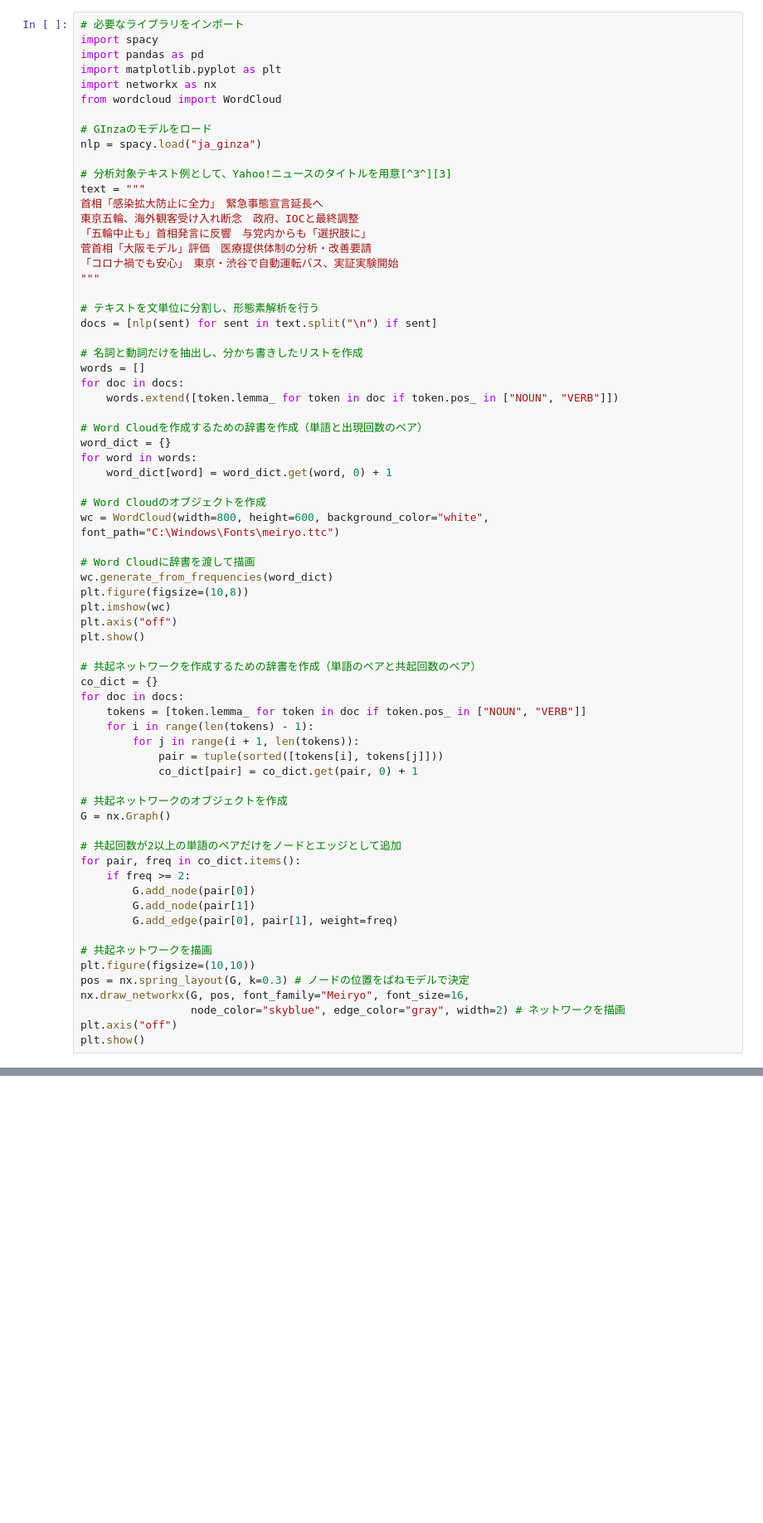
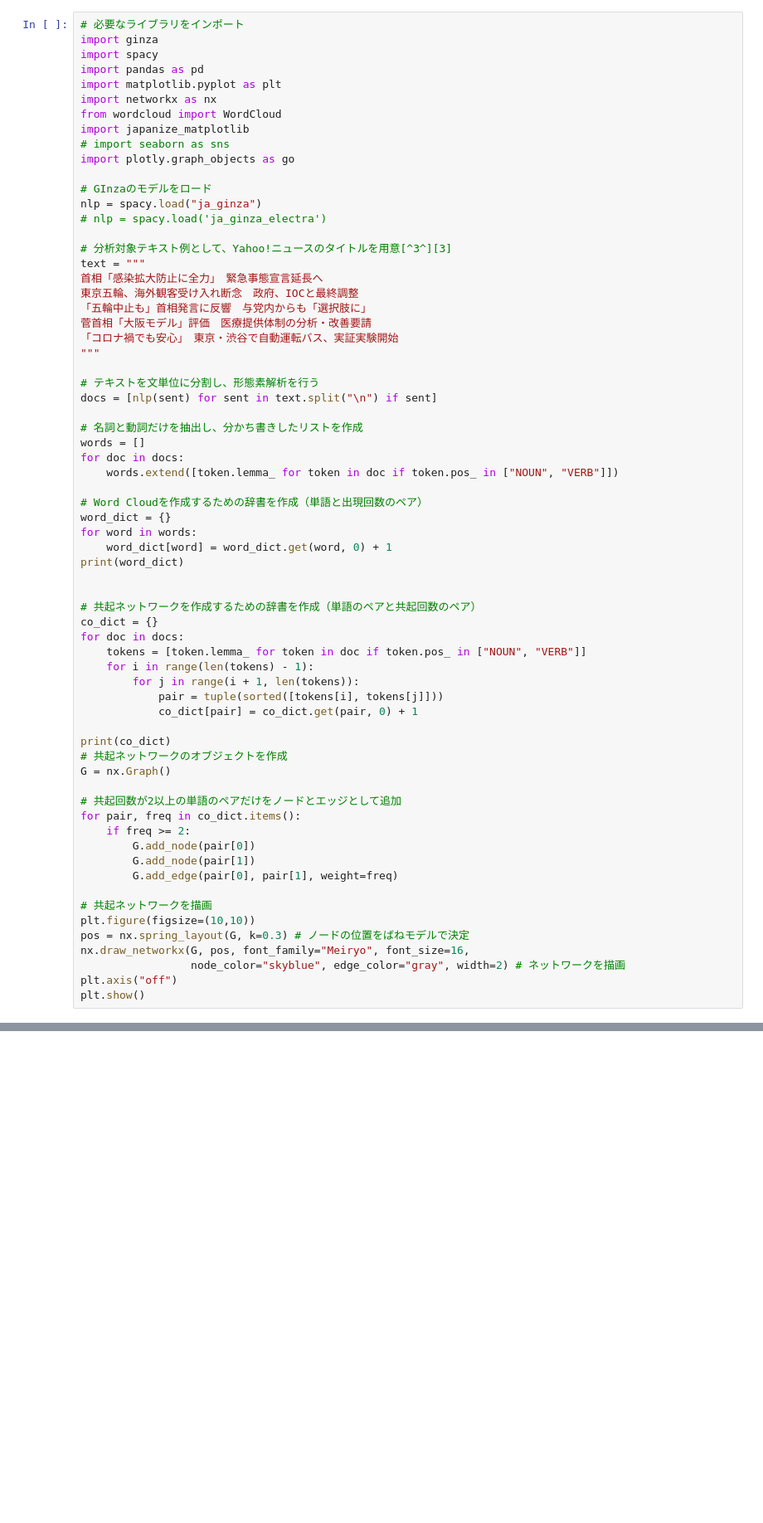
Before and after one commit to kapibara3chi/CooccurrenceAndWordCloud, a Jupyter notebook: CooccurrenceNetworkAndWordCloud.ipynb, the cells around one changed output, grey strips where cells are left out. Shown at 83% size. Cells and saved outputs as stored; diff of their text form; blank space fills up the shorter version.

```diff
--- a/CooccurrenceNetworkAndWordCloud.ipynb
+++ b/CooccurrenceNetworkAndWordCloud.ipynb
@@ -3,13 +129,18 @@
 # %%
 # 必要なライブラリをインポート
+import ginza
 import spacy
 import pandas as pd
 import matplotlib.pyplot as plt
 import networkx as nx
 from wordcloud import WordCloud
+import japanize_matplotlib
+# import seaborn as sns
+import plotly.graph_objects as go
 
 # GInzaのモデルをロード
 nlp = spacy.load("ja_ginza")
+# nlp = spacy.load('ja_ginza_electra')
 
 # 分析対象テキスト例として、Yahoo!ニュースのタイトルを用意[^3^][3]
 text = """
@@ -32,16 +163,8 @@ for doc in docs:
 word_dict = {}
 for word in words:
     word_dict[word] = word_dict.get(word, 0) + 1
+print(word_dict)
 
-# Word Cloudのオブジェクトを作成
-wc = WordCloud(width=800, height=600, background_color="white", font_path="C:\Windows\Fonts\meiryo.ttc")
-
-# Word Cloudに辞書を渡して描画
-wc.generate_from_frequencies(word_dict)
-plt.figure(figsize=(10,8))
-plt.imshow(wc)
-plt.axis("off")
-plt.show()
 
 # 共起ネットワークを作成するための辞書を作成（単語のペアと共起回数のペア）
 co_dict = {}
@@ -52,6 +175,7 @@ for doc in docs:
             pair = tuple(sorted([tokens[i], tokens[j]]))
             co_dict[pair] = co_dict.get(pair, 0) + 1
 
+print(co_dict)
 # 共起ネットワークのオブジェクトを作成
 G = nx.Graph()
 
@@ -69,3 +193,4 @@ nx.draw_networkx(G, pos, font_family="Meiryo", font_size=16,
                  node_color="skyblue", edge_color="gray", width=2) # ネットワークを描画
 plt.axis("off")
 plt.show()
+# %% [output]
@@ -71,0 +199 @@ plt.show()
+[figure, added]
```
Also changed, not shown: parts of 3 cells of this notebook.
